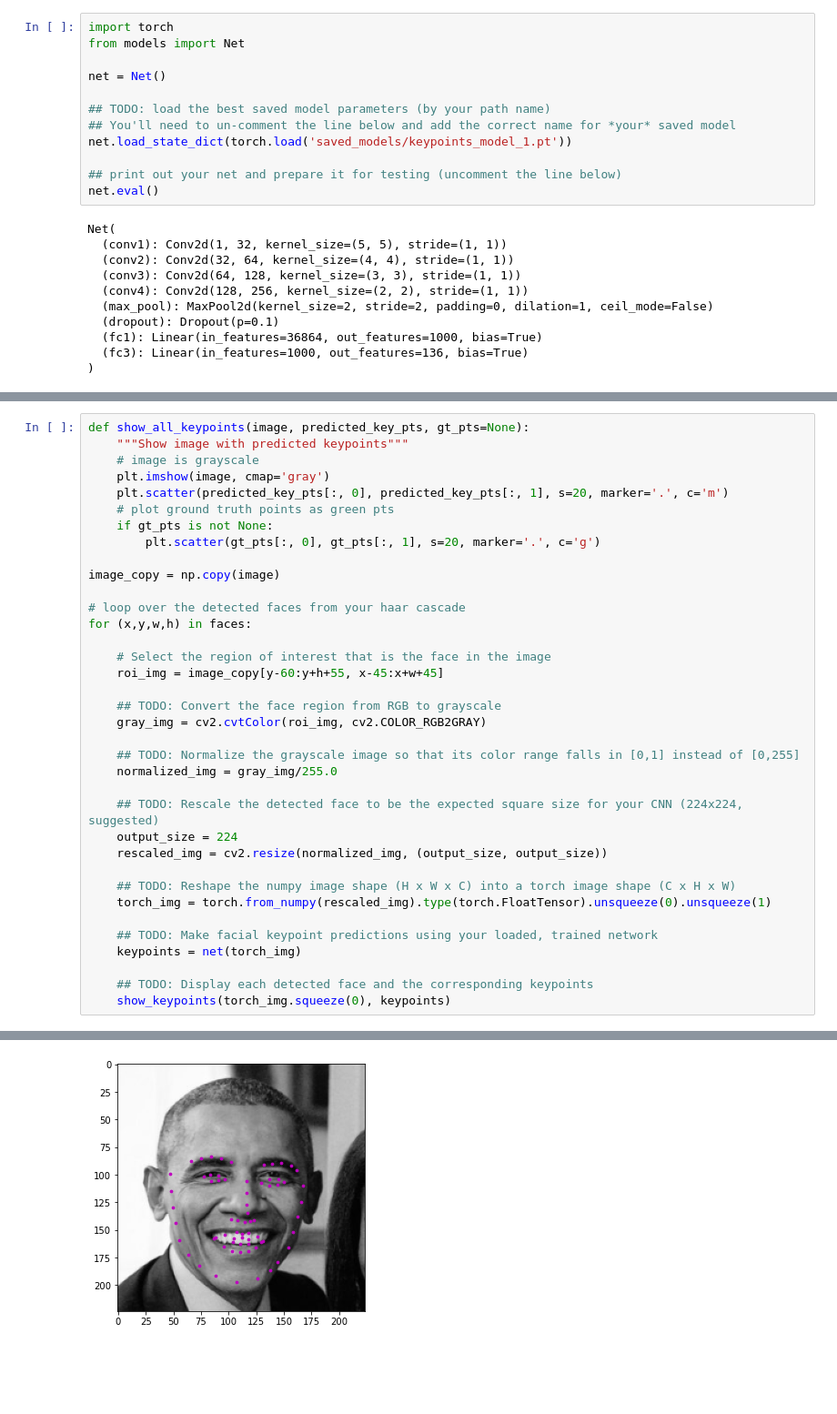
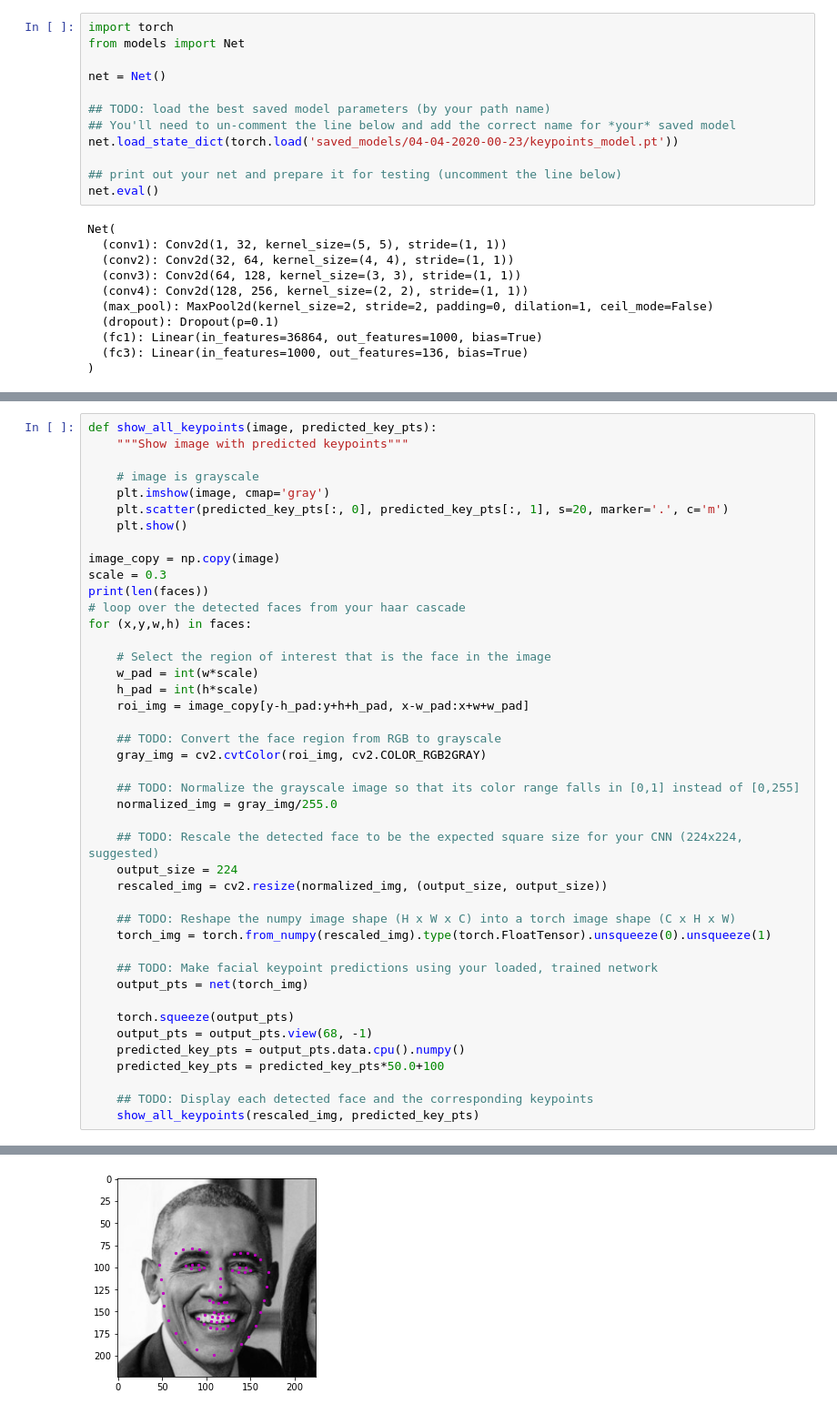
Before and after one commit to sebkaster/Facial_Keypoints, a Jupyter notebook: 3. Facial Keypoint Detection, Complete Pipeline.ipynb, the cells around one changed output, grey strips where cells are left out. Shown: that part at 91% size. Saved outputs shown, nothing was run; the diff lists cells and outputs as text; blank space fills up the shorter version.

```diff
--- a/3. Facial Keypoint Detection, Complete Pipeline.ipynb
+++ b/3. Facial Keypoint Detection, Complete Pipeline.ipynb
@@ -82,7 +81,7 @@ net = Net()
 
 ## TODO: load the best saved model parameters (by your path name)
 ## You'll need to un-comment the line below and add the correct name for *your* saved model
-net.load_state_dict(torch.load('saved_models/keypoints_model_1.pt'))
+net.load_state_dict(torch.load('saved_models/04-04-2020-00-23/keypoints_model.pt'))
 
 ## print out your net and prepare it for testing (uncomment the line below)
 net.eval()
@@ -119,22 +118,24 @@ After each face has been appropriately converted into an input Tensor for your n
 
 <img src='images/michelle_detected.png' width=30% height=30%/>
 # %%
-def show_all_keypoints(image, predicted_key_pts, gt_pts=None):
+def show_all_keypoints(image, predicted_key_pts):
     """Show image with predicted keypoints"""
+
     # image is grayscale
     plt.imshow(image, cmap='gray')
     plt.scatter(predicted_key_pts[:, 0], predicted_key_pts[:, 1], s=20, marker='.', c='m')
-    # plot ground truth points as green pts
-    if gt_pts is not None:
-        plt.scatter(gt_pts[:, 0], gt_pts[:, 1], s=20, marker='.', c='g')
+    plt.show()
 
 image_copy = np.copy(image)
-
+scale = 0.3
+print(len(faces))
 # loop over the detected faces from your haar cascade
 for (x,y,w,h) in faces:
 
     # Select the region of interest that is the face in the image
-    roi_img = image_copy[y-60:y+h+55, x-45:x+w+45]
+    w_pad = int(w*scale)
+    h_pad = int(h*scale)
+    roi_img = image_copy[y-h_pad:y+h+h_pad, x-w_pad:x+w+w_pad]
 
     ## TODO: Convert the face region from RGB to grayscale
     gray_img = cv2.cvtColor(roi_img, cv2.COLOR_RGB2GRAY)
@@ -150,8 +151,13 @@ for (x,y,w,h) in faces:
     torch_img = torch.from_numpy(rescaled_img).type(torch.FloatTensor).unsqueeze(0).unsqueeze(1)
 
     ## TODO: Make facial keypoint predictions using your loaded, trained network
-    keypoints = net(torch_img)
+    output_pts = net(torch_img)
+
+    torch.squeeze(output_pts)
+    output_pts = output_pts.view(68, -1)
+    predicted_key_pts = output_pts.data.cpu().numpy()
+    predicted_key_pts = predicted_key_pts*50.0+100
 
     ## TODO: Display each detected face and the corresponding keypoints
-    show_keypoints(torch_img.squeeze(0), keypoints)
+    show_all_keypoints(rescaled_img, predicted_key_pts)
 # %% [output]
@@ -159 +166 @@ for (x,y,w,h) in faces:
-[figure, old version]
+[figure, new version]
```
Also changed, not shown: parts of 2 cells of this notebook, 4 other files.
